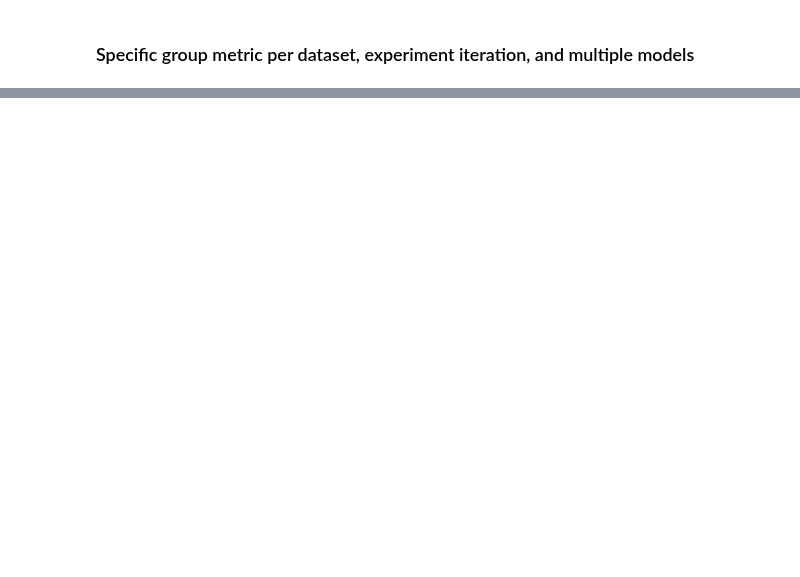
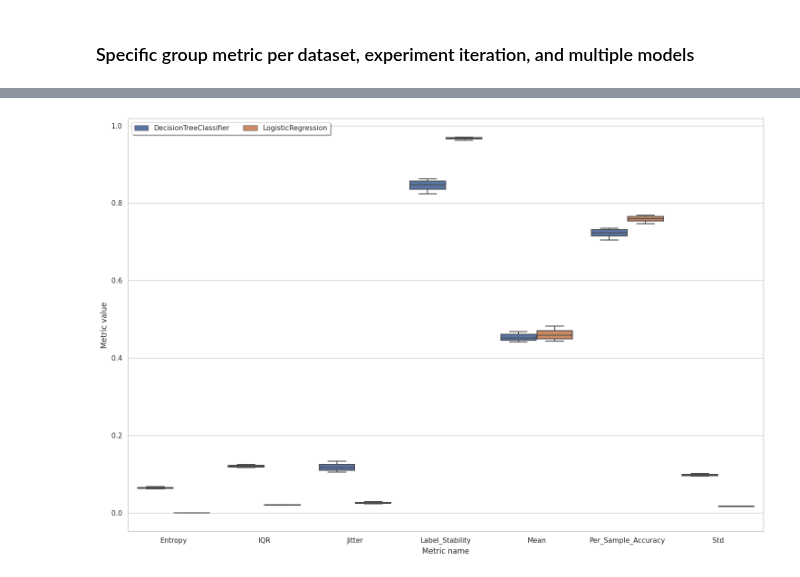
Before and after one commit to FalaahArifKhan/fairness-variance, a Jupyter notebook: notebooks/models_stress_testing/Visualizations_Random_Nulls.ipynb, the cells around one changed output, grey strips where cells are left out. Saved outputs shown, nothing was run; the diff lists cells and outputs as text; code cells hidden in the pictures; blank space fills up the shorter version.

```diff
--- a/notebooks/models_stress_testing/Visualizations_Random_Nulls.ipynb
+++ b/notebooks/models_stress_testing/Visualizations_Random_Nulls.ipynb
@@ -205,0 +218,5 @@ visualizer.create_groups_grid_pct_lines_per_model_plot(group_metric='Disparate_I
+# %%
+visualizer.create_subgroup_metrics_box_plot_for_multiple_percentages(target_exp_iter='Exp_iter_1',
+                                                                     subgroup_metrics_type='variance')
+# %% [output]
+[figure, added]
```
Also changed, not shown: parts of 8 cells of this notebook, 4 other files.
